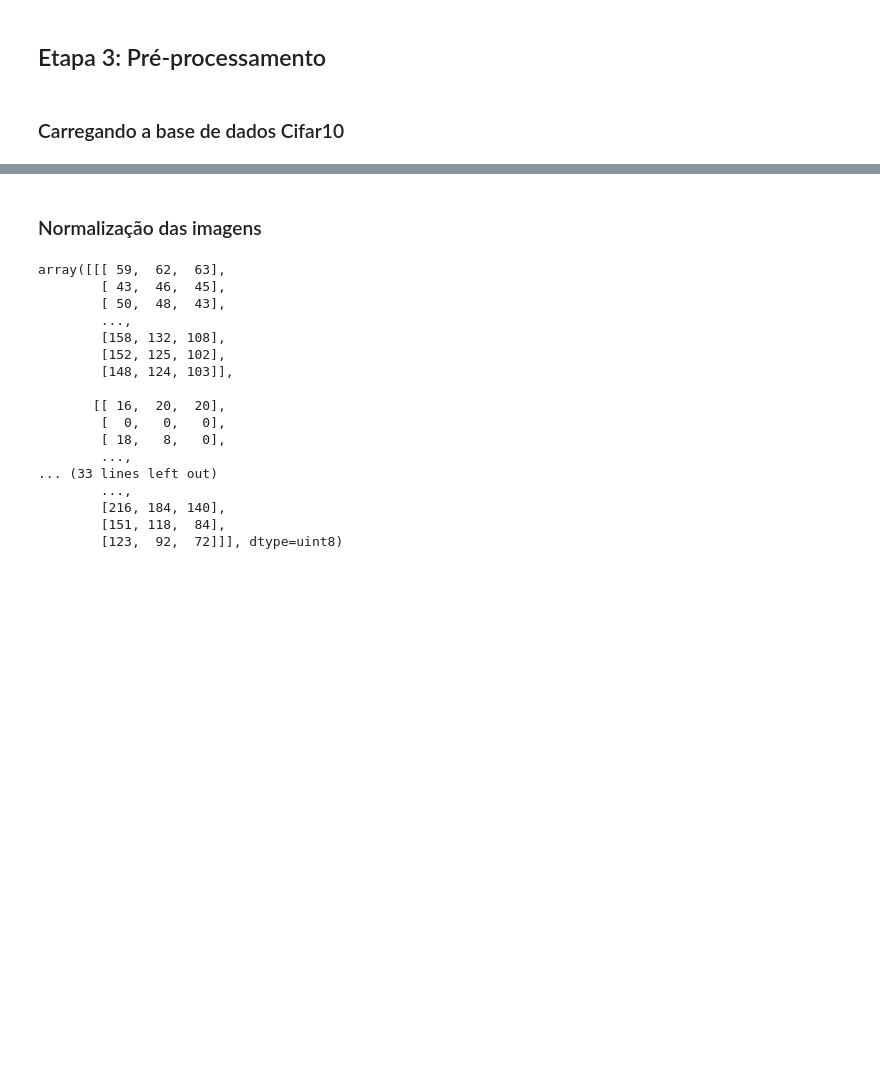
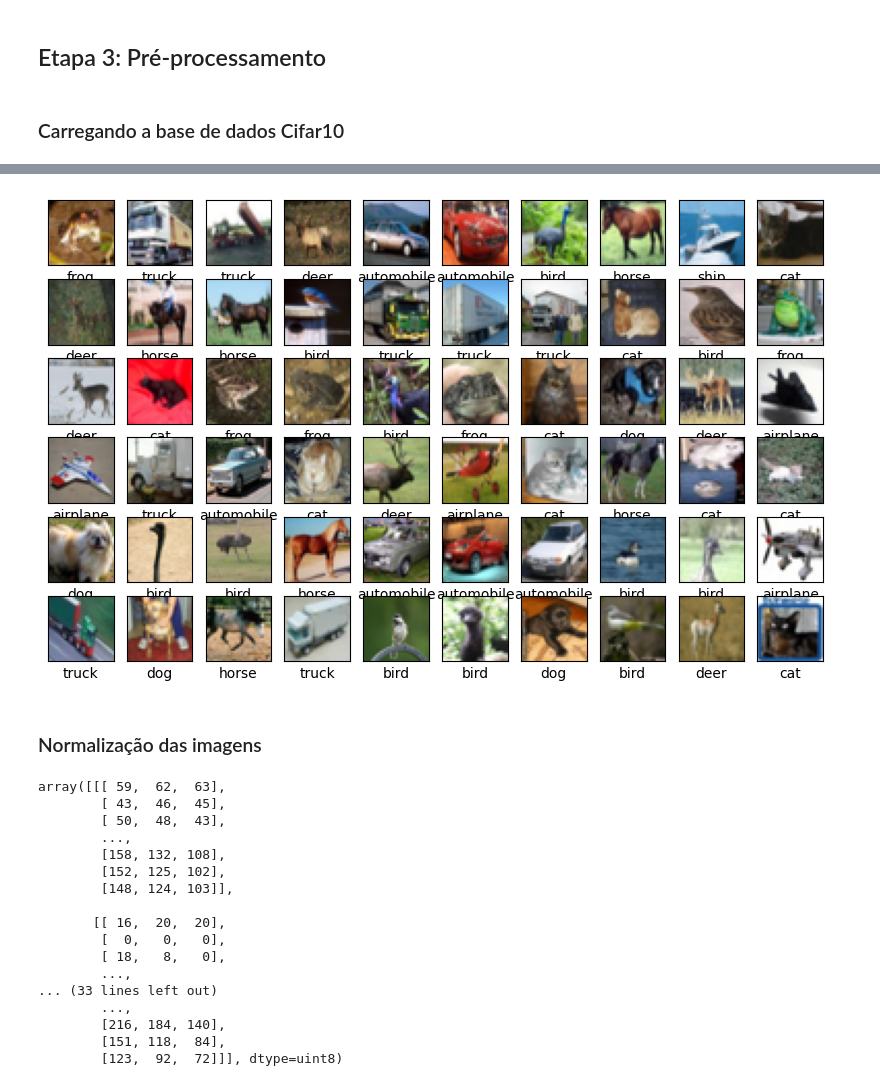
Before and after one commit to Cafta/PUC, a Jupyter notebook: 2024_AI_Everton/Aula_10_Relatório_09_Construindo_uma_Rede_Neural_Convolucional_no_TensorFlow_2_0.ipynb, the cells around one changed output, grey strips where cells are left out. Saved outputs shown, nothing was run; the diff lists cells and outputs as text; code cells hidden in the pictures; blank space fills up the shorter version.

```diff
--- a/2024_AI_Everton/Aula_10_Relatório_09_Construindo_uma_Rede_Neural_Convolucional_no_TensorFlow_2_0.ipynb
+++ b/2024_AI_Everton/Aula_10_Relatório_09_Construindo_uma_Rede_Neural_Convolucional_no_TensorFlow_2_0.ipynb
@@ -57,3 +57,19 @@ Downloading data from https://www.cs.toronto.edu/~kriz/cifar-10-python.tar.gz
+# %%
+# Visualizando imagens Exemplos
+import matplotlib.pyplot as plt
+
+# Visualize the first 60 images from the training set.
+plt.figure(figsize=(10, 6))
+for i in range(60):
+    plt.subplot(6, 10, i + 1)
+    plt.xticks([])
+    plt.yticks([])
+    plt.grid(False)
+    plt.imshow(X_train[i], cmap="gray")
+    plt.xlabel(class_names[y_train[i][0]])
+plt.show()
+# %% [output]
+[figure, added]
 # %% [markdown]
 ### Normalização das imagens
 # %%
```
Also changed, not shown: parts of 10 cells of this notebook.
